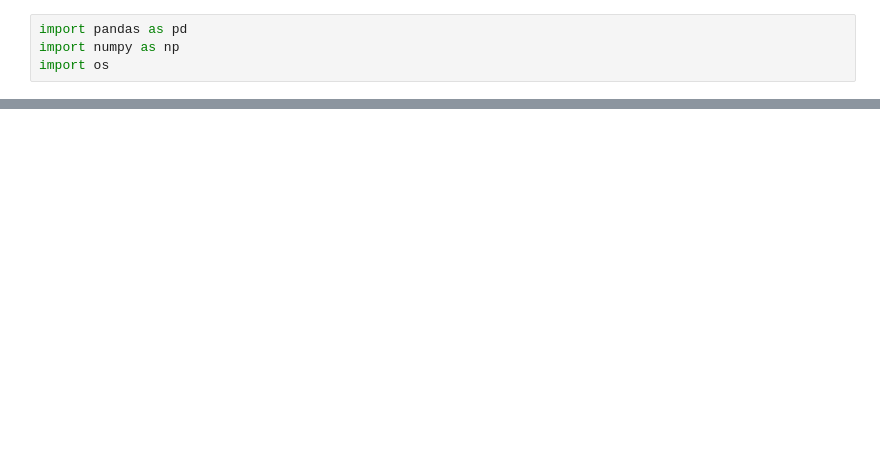
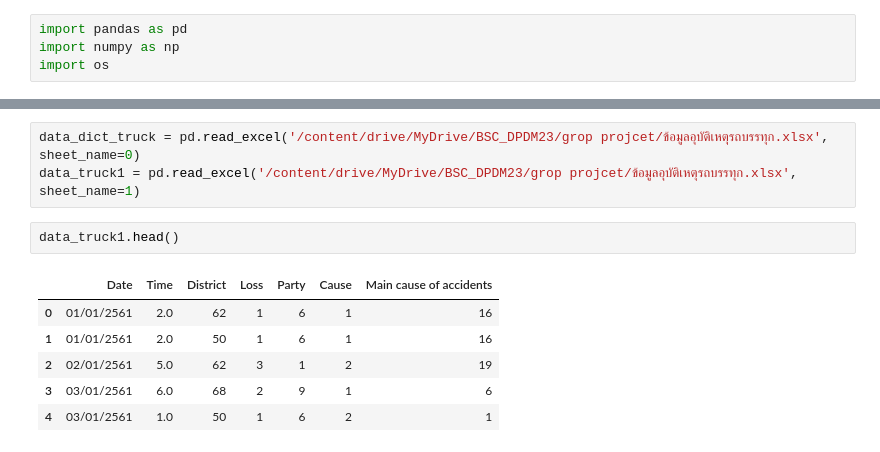
Before and after one commit to Aingon14/BSC_DPDM23, a Jupyter notebook: group_proj_data.ipynb, the cells around one changed output, grey strips where cells are left out. Saved outputs shown, nothing was run; the diff lists cells and outputs as text; blank space fills up the shorter version.

```diff
--- a/group_proj_data.ipynb
+++ b/group_proj_data.ipynb
@@ -37,0 +11,12 @@ data_dec = pd.read_excel('/content/drive/MyDrive/BSC_DPDM23/grop projcet/2562-da
+# %%
+data_dict_truck = pd.read_excel('/content/drive/MyDrive/BSC_DPDM23/grop projcet/ข้อมูลอุบัติเหตุรถบรรทุก.xlsx', sheet_name=0)
+data_truck1 = pd.read_excel('/content/drive/MyDrive/BSC_DPDM23/grop projcet/ข้อมูลอุบัติเหตุรถบรรทุก.xlsx', sheet_name=1)
+# %%
+data_truck1.head()
+# %% [output]
+|  | Date | Time | District | Loss | Party | Cause | Main cause of accidents |
+| 0 | 01/01/2561 | 2.0 | 62 | 1 | 6 | 1 | 16 |
+| 1 | 01/01/2561 | 2.0 | 50 | 1 | 6 | 1 | 16 |
+| 2 | 02/01/2561 | 5.0 | 62 | 3 | 1 | 2 | 19 |
+| 3 | 03/01/2561 | 6.0 | 68 | 2 | 9 | 1 | 6 |
+| 4 | 03/01/2561 | 1.0 | 50 | 1 | 6 | 2 | 1 |
```
Also changed, not shown: parts of 8 cells of this notebook.
